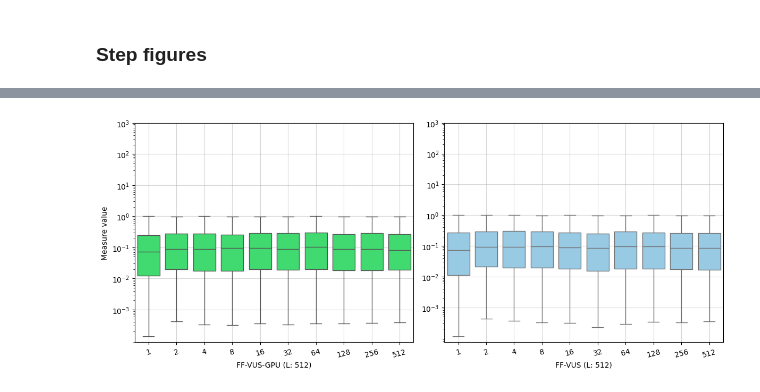
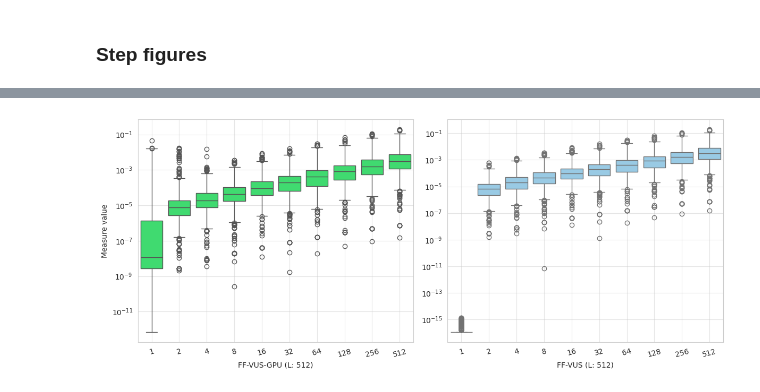
Before and after one commit to sylligardos/autovus, a Jupyter notebook: src/notebooks/vus_buffer_step_comparison_tsb.ipynb, the cells around one changed output, grey strips where cells are left out. Saved outputs shown, nothing was run; the diff lists cells and outputs as text; code cells hidden in the pictures.

```diff
--- a/src/notebooks/vus_buffer_step_comparison_tsb.ipynb
+++ b/src/notebooks/vus_buffer_step_comparison_tsb.ipynb
@@ -50,13 +52,16 @@ color_palette = {
     'Range-AUC': '#84a89c',       # Useless competitors
 }
 # %%
+result_files = [file for file in os.listdir(results_path) if file.endswith('.csv')]
+print(f'Number of result files: {len(result_files)}')
+
 # Initialize an empty DataFrame to store the combined data
 df = pd.DataFrame()
 
 # Read and combine all files
 for file in tqdm(result_files):
     file_path = os.path.join(results_path, file)
-    curr_df = pd.read_csv(file_path, index_col=0)
+    curr_df = pd.read_csv(file_path)
     df = pd.concat([df, curr_df], ignore_index=True)
 
 df['Metric'] = df['Metric'].map(formal_names)
@@ -137,13 +143,13 @@ step_save_fig_path = os.path.join(experiment_path, 'figures')
 os.makedirs(step_save_fig_path, exist_ok=True)
 # %%
 step_formal_names = {
-    'FF-VUS-PR': 'FF-VUS (L: 512)',
-    'FF-VUS-PR-GPU': 'FF-VUS-GPU (L: 512)',
-    'AUC-PR': 'AUC',
-    'VUS-PR': 'VUS (L: 512)',
+    'FF-VUS': 'FF-VUS (L: 512)',
+    'FF-VUS-GPU': 'FF-VUS-GPU (L: 512)',
+    'AUC': 'AUC',
+    'VUS': 'VUS (L: 512)',
     'RF': 'RF',
     'AFFILIATION': 'AFFILIATION',
-    'RANGE-AUC-PR': 'Range-AUC',
+    'RANGE-AUC': 'Range-AUC',
 }
 
 step_color_palette = {
@@ -163,11 +164,11 @@ Number of result files: 20
 # %%
-# Initialize an empty DataFrame to store the combined data
+step_result_files = [file for file in os.listdir(step_results_path) if file.endswith('.csv')]
+print(f'Number of result files: {len(step_result_files)}')
+
 df_step = pd.DataFrame()
-
-# Read and combine all files
 for file in tqdm(step_result_files):
     file_path = os.path.join(step_results_path, file)
-    curr_df = pd.read_csv(file_path, index_col=0)
+    curr_df = pd.read_csv(file_path)
     df_step = pd.concat([df_step, curr_df], ignore_index=True)
 
 df_step['Metric'] = df_step['Metric'].map(step_formal_names)
@@ -263,7 +265,7 @@ plt.show()
 # df_step['Value dif. to VUS'] =
 df_vus_512_control = df_vus_512.set_index('Time series')['Metric value']
 
-df_step['Dif. to VUS'] = df_step.progress_apply(lambda row: row['Metric value'] - df_vus_512_control.loc[row['Time series']], axis=1)
+df_step['Dif. to VUS'] = df_step.apply(lambda row: row['Metric value'] - df_vus_512_control.loc[row['Time series']], axis=1)
 df_step.sample(3)
 # %% [output]
 |  | Time series | Length | Number of anomalies | Anomalies average length | Slope size | Step | Global mask | ... |
@@ -274,27 +276,27 @@ df_step.sample(3)
 # %%
 metrics = ['FF-VUS-GPU (L: 512)', 'FF-VUS (L: 512)']
 
 fig = plt.figure(figsize=(12, 5))
 for i, metric in enumerate(metrics):
     axis = fig.add_subplot(1, len(metrics), i+1)
 
     sns.boxplot(
         y='Dif. to VUS',
         x='Step',
         data=df_step[df_step['Metric'] == metric],
-        showfliers=False,
+        showfliers=True,
         log_scale=True,
         color=step_color_palette[metric],
         saturation=1,
         ax=axis
     )
     axis.set_xlabel(metric)
     axis.set_ylabel('Measure value' if i == 0 else '')
     axis.tick_params(axis='x', labelrotation=15)
-    axis.set_yticks([10**i for i in range(-3, 4)])
+    # axis.set_yticks([10**i for i in range(-3, 4)])
     axis.grid(axis='both', alpha=0.5)
 plt.tight_layout()
 plt.savefig(os.path.join(step_save_fig_path, 'exec_time_comparison.svg'))
 plt.show()
 # %% [output]
-[figure, old version]
+[figure, new version]
```
Also changed, not shown: parts of 14 cells of this notebook, 8 other files.
